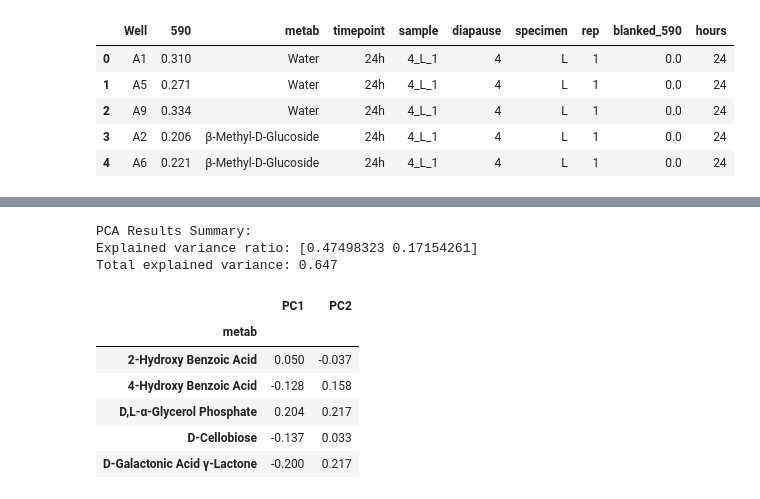
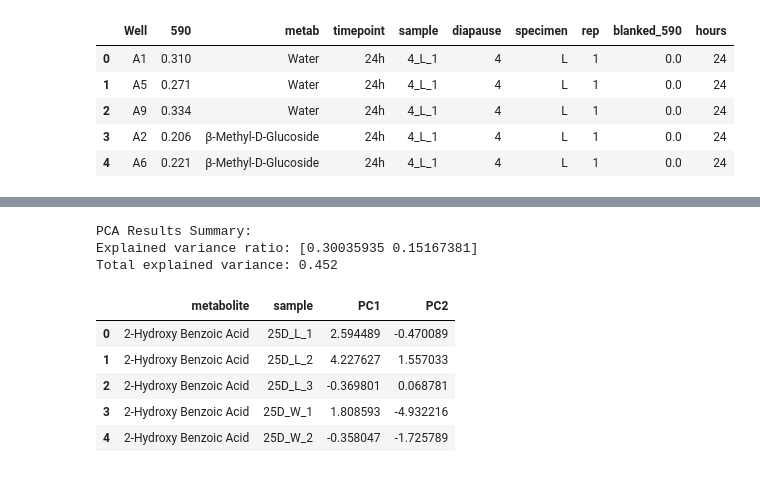
Before and after one commit to dhonson-lncrna/ecoPlateAnalysis, a Jupyter notebook: exnotebook.ipynb, the cells around one changed output, grey strips where cells are left out. Saved outputs shown, nothing was run; the diff lists cells and outputs as text; code cells hidden in the pictures.

```diff
--- a/exnotebook.ipynb
+++ b/exnotebook.ipynb
@@ -106,7 +106,7 @@ def onefile_importer(fname,
             raise Exception('Header row not found for '+sheet_name)
 
         # Import tidy data
-        df = pd.read_excel('exampleData/24h_example.xlsx',
+        df = pd.read_excel(fname,
                    sheet_name=s,
                    skiprows=skiprows)
         df = df.dropna(axis=1)
@@ -249,9 +249,9 @@ def ecoplate_importer(fdir,
     # Use onefile_importer() to get data for each file
     df_ls = []
     for f in files:
-        if not a:
+        if not plate_flip:
             pf = False
-        elif f.split('_')[0] in a:
+        elif f.split('_')[0] in plate_flip:
             pf = True
         else:
             pf = False
@@ -509,8 +509,8 @@ def metabolite_pca(int_df,
 
     return result_df, pca, loadings.round(3)
 # %%
-df = ecoplate_importer('exampleData/',
-                       'exampleData/plateIDs.json',
+df = ecoplate_importer('exampleAnalysis/data/',
+                       'exampleAnalysis/plateIDs.json',
                        ['diapause','specimen','rep'],
                        'resources/ecoPlate.json',
                        average_blanks=False,
@@ -557,18 +575,17 @@ int_df.head()
 result_df, pca, loadings = metabolite_pca(int_df)
 # %% [output]
 PCA Results Summary:
-Explained variance ratio: [0.47498323 0.17154261]
-Total explained variance: 0.647
+Explained variance ratio: [0.30035935 0.15167381]
+Total explained variance: 0.452
 # %%
-loadings.head()
+result_df.head()
 # %% [output]
-|  | PC1 | PC2 |
-| metab |  |  |
-| 2-Hydroxy Benzoic Acid | 0.050 | -0.037 |
-| 4-Hydroxy Benzoic Acid | -0.128 | 0.158 |
-| D,L-α-Glycerol Phosphate | 0.204 | 0.217 |
-| D-Cellobiose | -0.137 | 0.033 |
-| D-Galactonic Acid γ-Lactone | -0.200 | 0.217 |
+|  | metabolite | sample | PC1 | PC2 |
+| 0 | 2-Hydroxy Benzoic Acid | 25D_L_1 | 2.594489 | -0.470089 |
+| 1 | 2-Hydroxy Benzoic Acid | 25D_L_2 | 4.227627 | 1.557033 |
+| 2 | 2-Hydroxy Benzoic Acid | 25D_L_3 | -0.369801 | 0.068781 |
+| 3 | 2-Hydroxy Benzoic Acid | 25D_W_1 | 1.808593 | -4.932216 |
+| 4 | 2-Hydroxy Benzoic Acid | 25D_W_2 | -0.358047 | -1.725789 |
 # %%
 with open('output/test.txt','w') as f:
     f.write(f"PCA Results Summary:\n")
```
Also changed, not shown: parts of 5 cells of this notebook, 14 other files.
